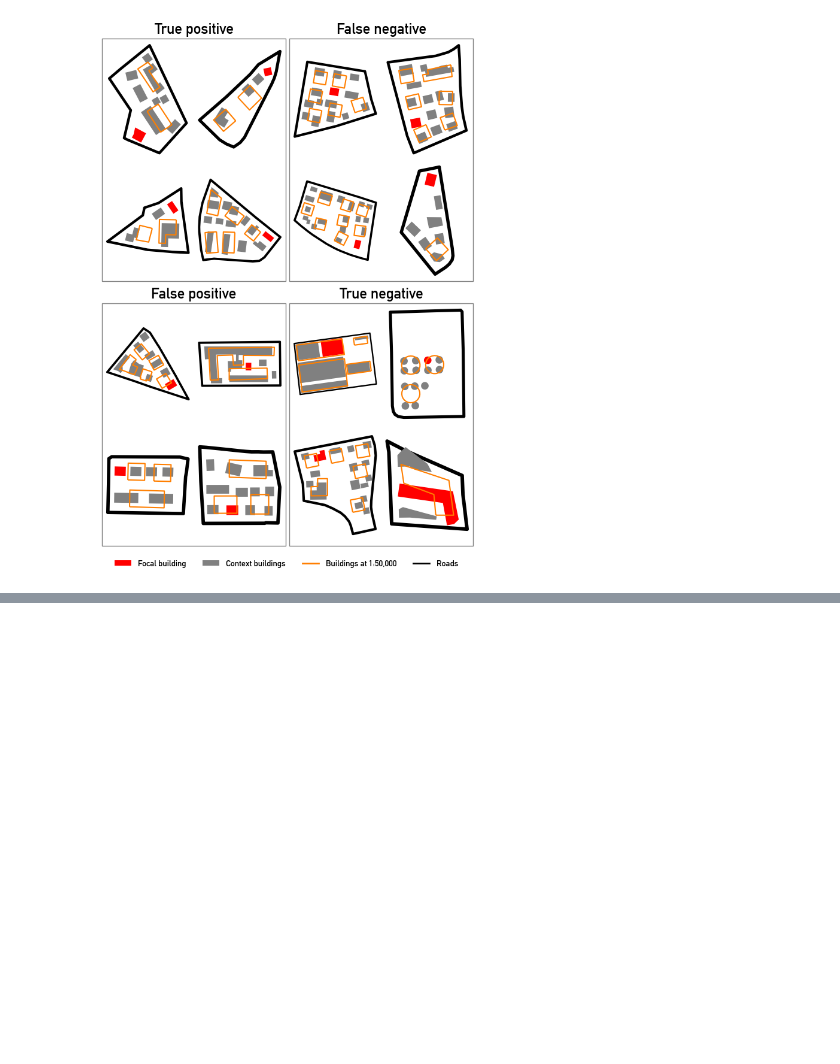
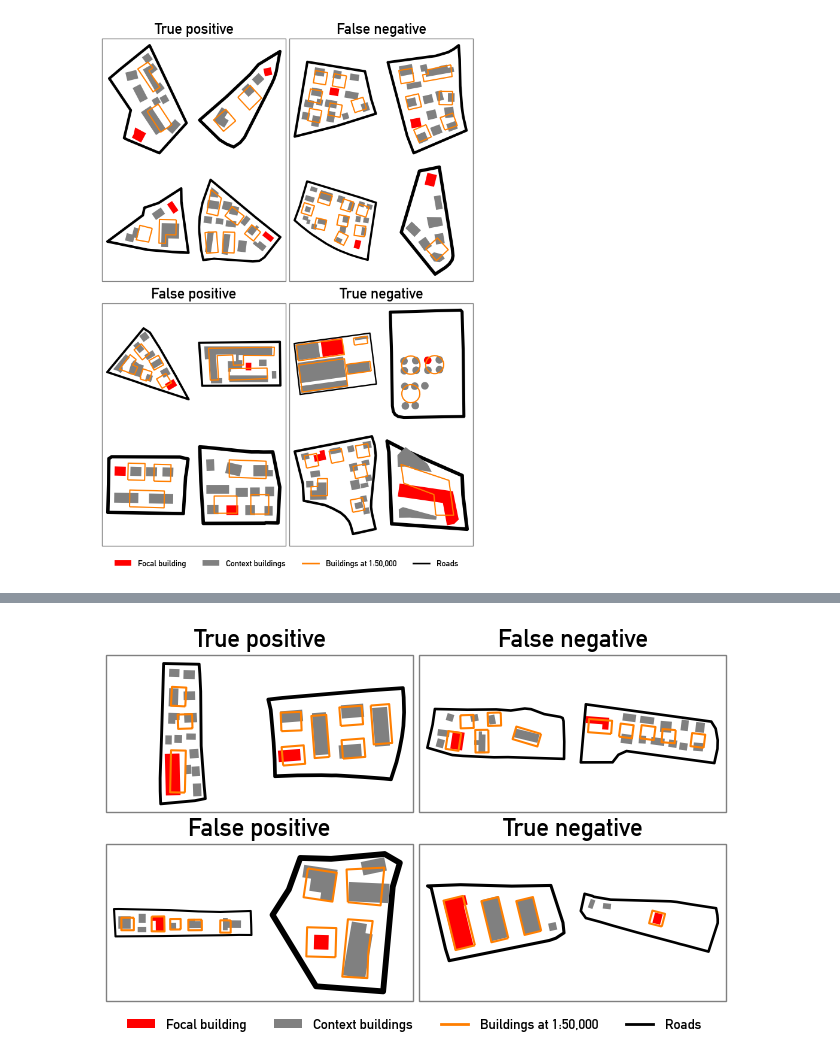
Before and after one commit to jorissenn/genops, a Jupyter notebook: 50_stratification_predictions.ipynb, the cells around one changed output, grey strips where cells are left out. Cells and saved outputs as stored; diff of their text form; code cells hidden in the pictures; blank space fills up the shorter version.

```diff
--- a/50_stratification_predictions.ipynb
+++ b/50_stratification_predictions.ipynb
@@ -418,0 +513,4 @@ visualize_samples(operator="elimination", uuids_illustration=uuids_illustration,
+# %%
+visualize_samples(operator="displacement", uuids_illustration=uuids_illustration, save=save_figures)
+# %% [output]
+[figure, added]
```
Also changed, not shown: parts of 7 cells of this notebook.
